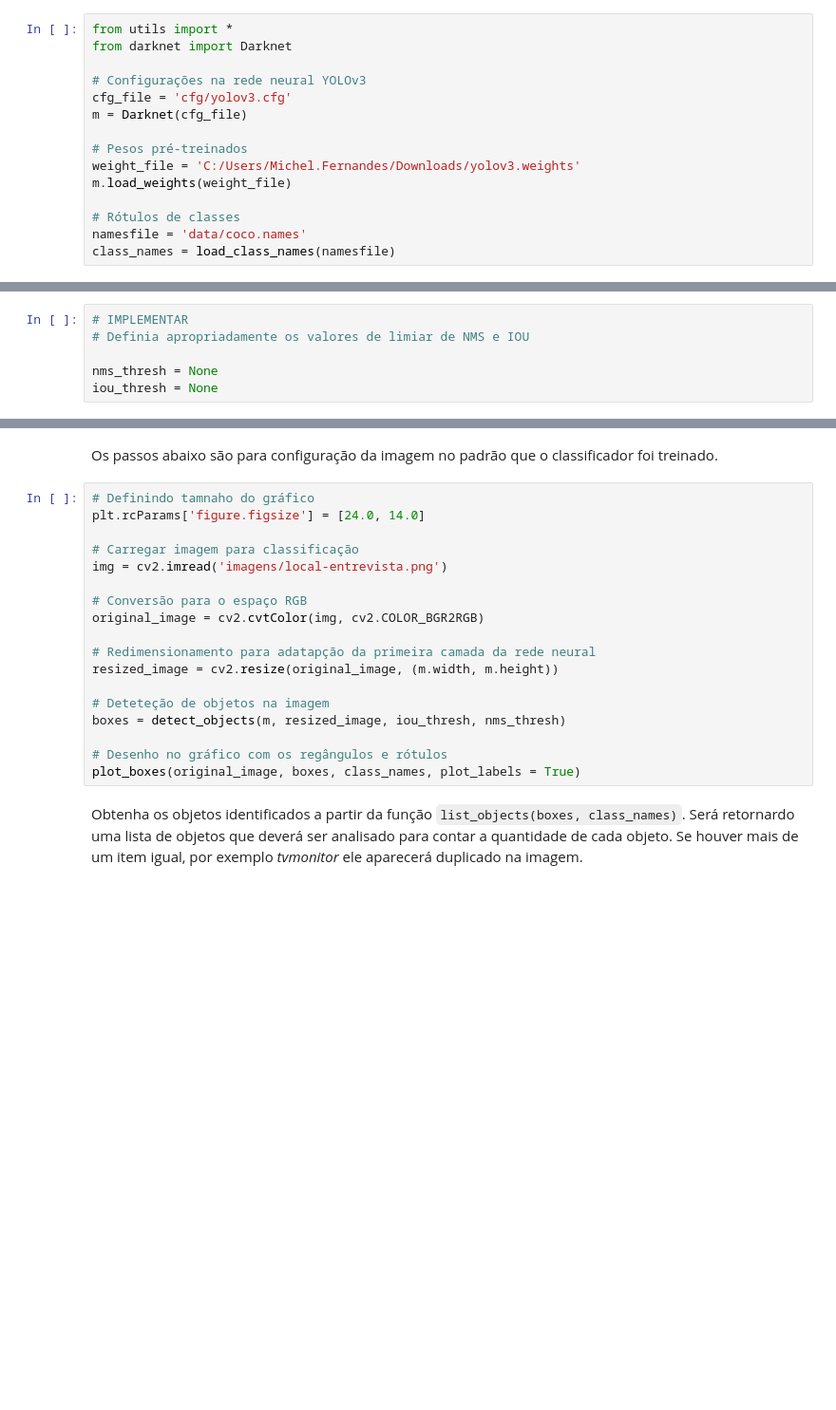
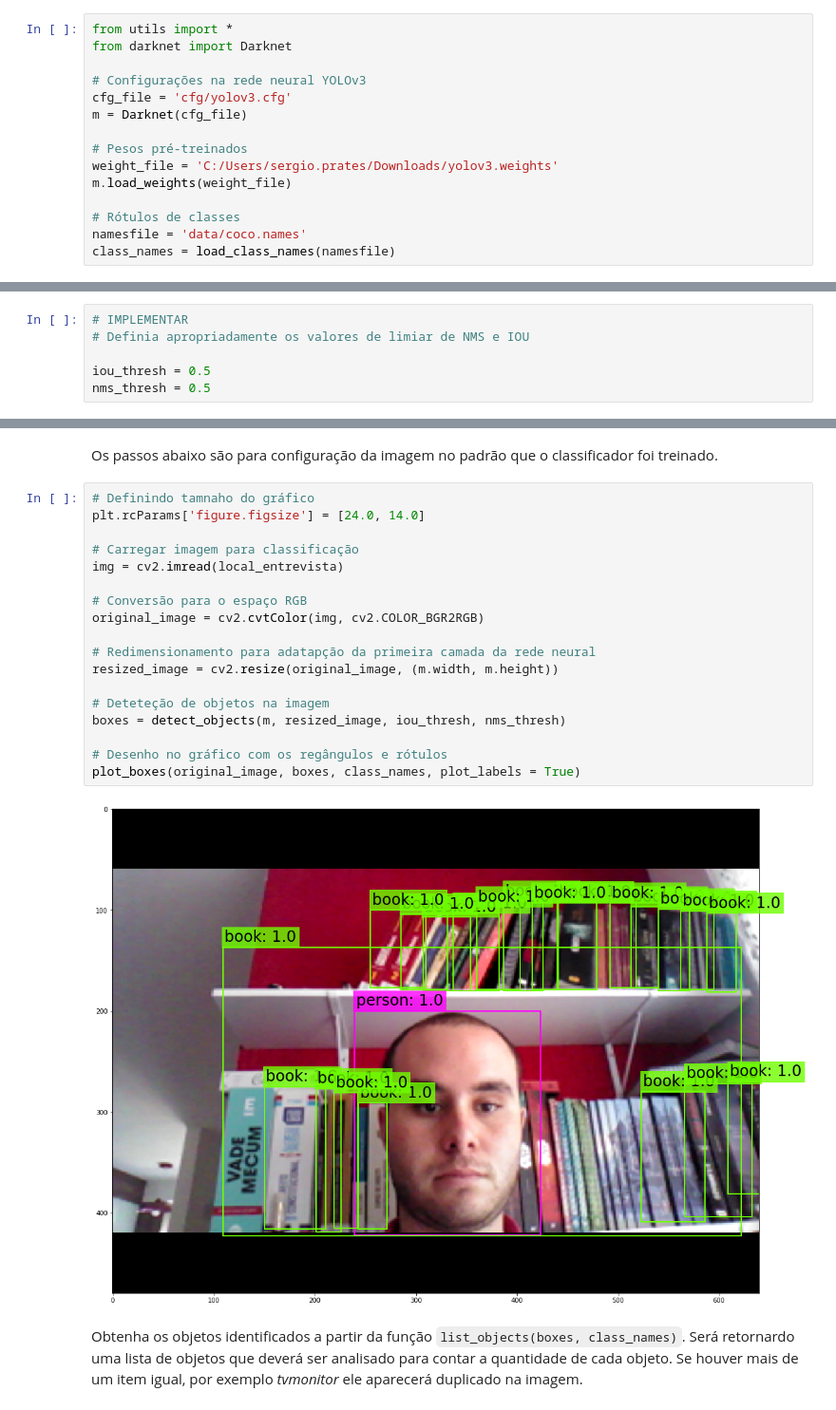
Before and after one commit to sergioprates/fiap-ml-tec-proc-imagens-capstone, a Jupyter notebook: projeto-final/smart-hiring.ipynb, the cells around one changed output, grey strips where cells are left out. Shown at 95% size. Cells and saved outputs as stored; diff of their text form; blank space fills up the shorter version.

````diff
--- a/projeto-final/smart-hiring.ipynb
+++ b/projeto-final/smart-hiring.ipynb
@@ -747,7 +760,7 @@ cfg_file = 'cfg/yolov3.cfg'
 m = Darknet(cfg_file)
 
 # Pesos pré-treinados
-weight_file = 'C:/Users/Michel.Fernandes/Downloads/yolov3.weights'
+weight_file = 'C:/Users/sergio.prates/Downloads/yolov3.weights'
 m.load_weights(weight_file)
 
 # Rótulos de classes
@@ -759,8 +774,8 @@ Ajuste os valores de NMS (_Non-Maximum Supression_) para regular a sensibilidade
 # IMPLEMENTAR
 # Definia apropriadamente os valores de limiar de NMS e IOU
 
-nms_thresh = None
-iou_thresh = None
+iou_thresh = 0.5
+nms_thresh = 0.5
 # %% [markdown]
 Separe um imagem que será analisada pelo classificador, após teclar o _Enter_. Armazene no diretório ```imagens/local-entrevista.png```.
 # %%
@@ -789,21 +811,23 @@ Os passos abaixo são para configuração da imagem no padrão que o classificad
 # %%
 # Definindo tamnaho do gráfico
 plt.rcParams['figure.figsize'] = [24.0, 14.0]
 
 # Carregar imagem para classificação
-img = cv2.imread('imagens/local-entrevista.png')
+img = cv2.imread(local_entrevista)
 
 # Conversão para o espaço RGB
 original_image = cv2.cvtColor(img, cv2.COLOR_BGR2RGB)
 
 # Redimensionamento para adatapção da primeira camada da rede neural
 resized_image = cv2.resize(original_image, (m.width, m.height))
 
 # Deteteção de objetos na imagem
 boxes = detect_objects(m, resized_image, iou_thresh, nms_thresh)
 
 # Desenho no gráfico com os regângulos e rótulos
 plot_boxes(original_image, boxes, class_names, plot_labels = True)
+# %% [output]
+[figure, added]
 # %% [markdown]
 Obtenha os objetos identificados a partir da função ```list_objects(boxes, class_names)```. Será retornardo uma lista de objetos que deverá ser analisado para contar a quantidade de cada objeto. Se houver mais de um item igual, por exemplo _tvmonitor_ ele aparecerá duplicado na imagem.
 # %%
````
Also changed, not shown: parts of 5 cells of this notebook, 1 other file.
